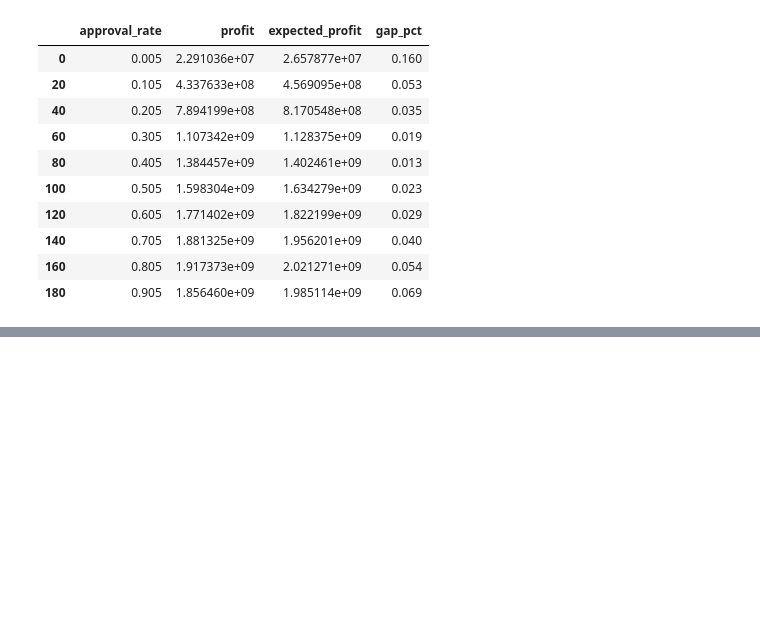
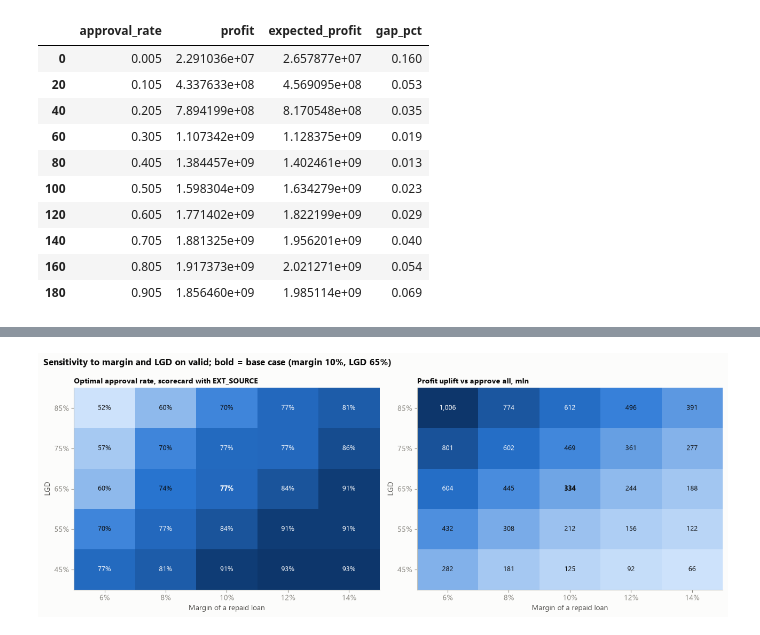
Before and after one commit to Zerol-91/credit-scoring-home-credit, a Jupyter notebook: notebooks/04_economics.ipynb, the cells around one changed output, grey strips where cells are left out. Saved outputs shown, nothing was run; the diff lists cells and outputs as text; code cells hidden in the pictures; blank space fills up the shorter version.

```diff
--- a/notebooks/04_economics.ipynb
+++ b/notebooks/04_economics.ipynb
@@ -188,0 +281,36 @@ check.round(3)
+# %%
+from matplotlib.colors import LinearSegmentedColormap
+
+SEQUENTIAL = LinearSegmentedColormap.from_list("blue", ["#cde2fb", "#2a78d6", "#0d366b"])
+
+
+def heatmap(ax, column: str, fmt, title: str):
+    grid = sens.pivot(index="lgd", columns="margin", values=column).sort_index(ascending=False)
+    im = ax.imshow(grid, cmap=SEQUENTIAL, aspect="auto")
+    ax.set_xticks(range(len(grid.columns)), [f"{m:.0%}" for m in grid.columns])
+    ax.set_yticks(range(len(grid.index)), [f"{l:.0%}" for l in grid.index])
+    ax.set_xlabel("Margin of a repaid loan")
+    ax.set_ylabel("LGD")
+    ax.grid(False)
+    lo, hi = grid.values.min(), grid.values.max()
+    for i in range(grid.shape[0]):
+        for j in range(grid.shape[1]):
+            v = grid.iat[i, j]
+            dark = (v - lo) / (hi - lo + 1e-12) > 0.55
+            ax.text(j, i, fmt(v), ha="center", va="center", fontsize=9,
+                    color="#ffffff" if dark else "#0b0b0b",
+                    fontweight="bold" if (grid.index[i] == LGD and grid.columns[j] == MARGIN) else "normal")
+    ax.set_title(title, fontsize=10)
+
+
+fig, axes = plt.subplots(1, 2, figsize=(13, 5))
+heatmap(axes[0], "approval_rate", lambda v: f"{v:.0%}", "Optimal approval rate, scorecard with EXT_SOURCE")
+heatmap(axes[1], "uplift", lambda v: f"{v / 1e6:,.0f}", "Profit uplift vs approve all, mln")
+fig.suptitle("Sensitivity to margin and LGD on valid; bold = base case (margin 10%, LGD 65%)",
+             x=0.01, ha="left", fontsize=12, fontweight="bold")
+fig.tight_layout()
+
+save_figure(fig, "04_sensitivity", FIGURES_DIR)
+plt.show()
+# %% [output]
+[figure, added]
```
Also changed, not shown: parts of 5 cells of this notebook, 1 other file.
